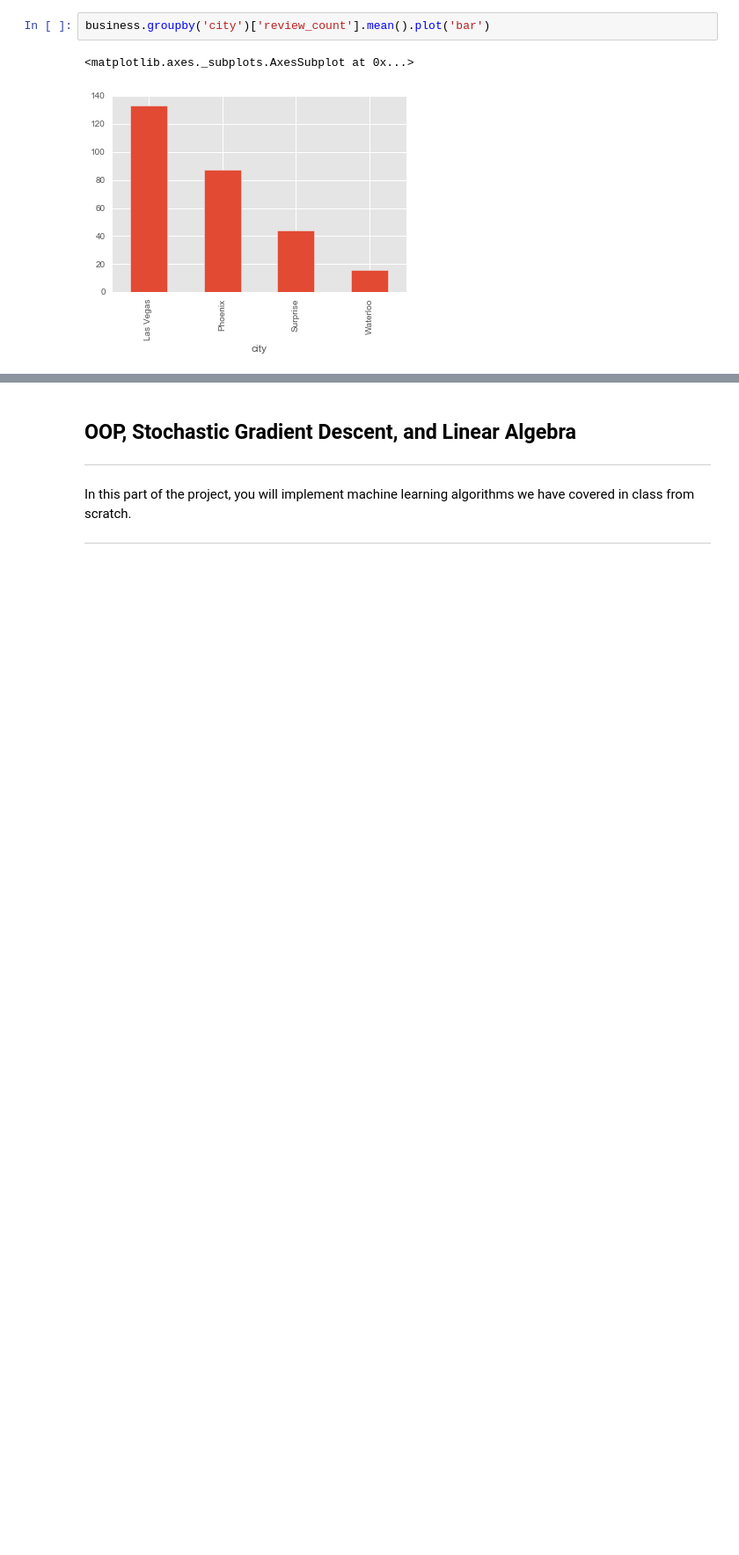
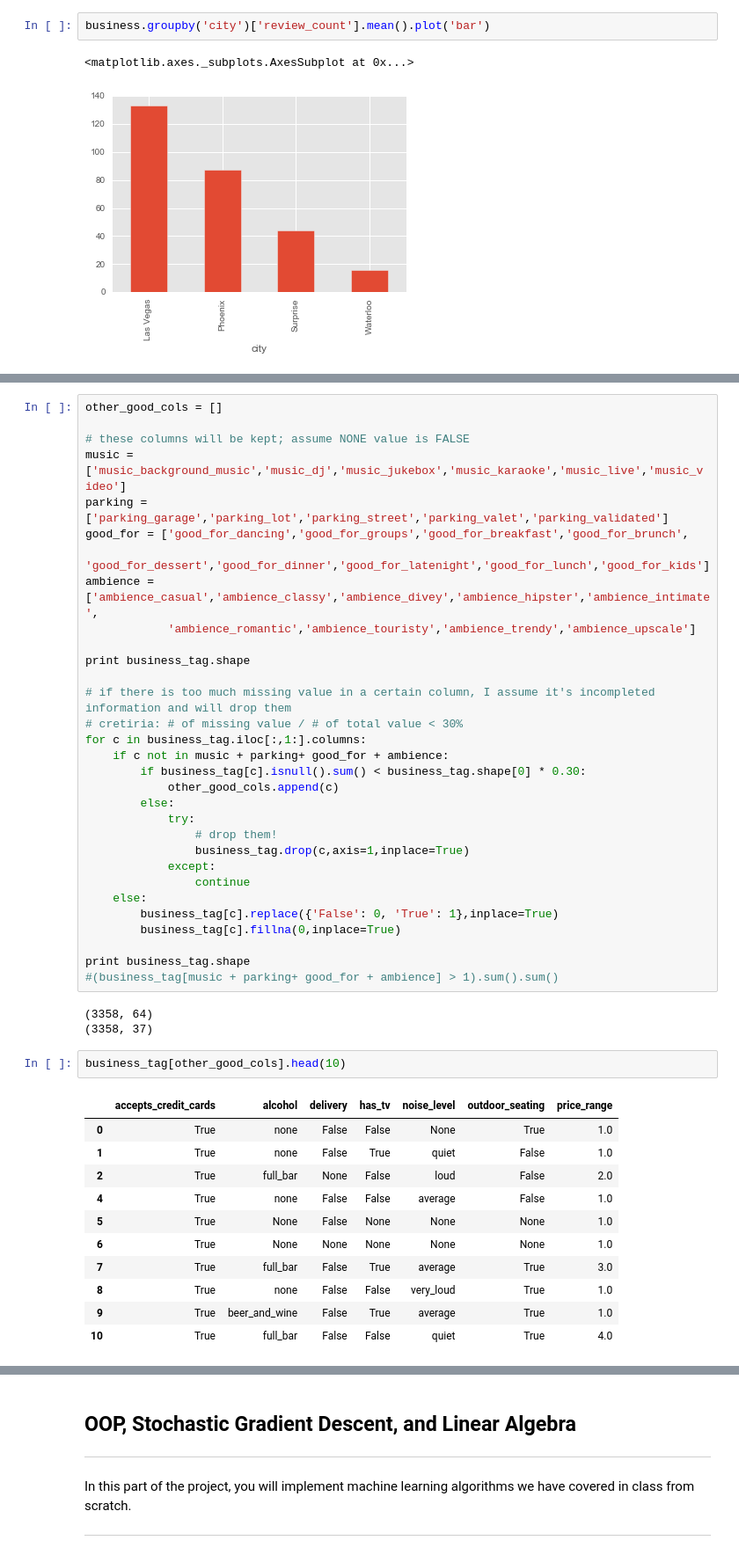
Before and after one commit to JC-Cheng/Data_Science, a Jupyter notebook: Projects/Project_4/project-4.ipynb, the cells around one changed output, grey strips where cells are left out. Shown at 88% size. Cells and saved outputs as stored; diff of their text form; blank space fills up the shorter version.

```diff
--- a/Projects/Project_4/project-4.ipynb
+++ b/Projects/Project_4/project-4.ipynb
@@ -518,0 +328,48 @@ business.groupby('city')['review_count'].mean().plot('bar')
+# %%
+other_good_cols = []
+
+# these columns will be kept; assume NONE value is FALSE
+music = ['music_background_music','music_dj','music_jukebox','music_karaoke','music_live','music_video']
+parking = ['parking_garage','parking_lot','parking_street','parking_valet','parking_validated']
+good_for = ['good_for_dancing','good_for_groups','good_for_breakfast','good_for_brunch',
+            'good_for_dessert','good_for_dinner','good_for_latenight','good_for_lunch','good_for_kids']
+ambience = ['ambience_casual','ambience_classy','ambience_divey','ambience_hipster','ambience_intimate',
+            'ambience_romantic','ambience_touristy','ambience_trendy','ambience_upscale']
+
+print business_tag.shape
+
+# if there is too much missing value in a certain column, I assume it's incompleted information and will drop them
+# cretiria: # of missing value / # of total value < 30%
+for c in business_tag.iloc[:,1:].columns:
+    if c not in music + parking+ good_for + ambience:
+        if business_tag[c].isnull().sum() < business_tag.shape[0] * 0.30:
+            other_good_cols.append(c)
+        else:
+            try:
+                # drop them!
+                business_tag.drop(c,axis=1,inplace=True)
+            except:
+                continue
+    else:
+        business_tag[c].replace({'False': 0, 'True': 1},inplace=True)
+        business_tag[c].fillna(0,inplace=True)
+
+print business_tag.shape
+#(business_tag[music + parking+ good_for + ambience] > 1).sum().sum()
+# %% [output]
+(3358, 64)
+(3358, 37)
+# %%
+business_tag[other_good_cols].head(10)
+# %% [output]
+|  | accepts_credit_cards | alcohol | delivery | has_tv | noise_level | outdoor_seating | price_range |
+| 0 | True | none | False | False | None | True | 1.0 |
+| 1 | True | none | False | True | quiet | False | 1.0 |
+| 2 | True | full_bar | None | False | loud | False | 2.0 |
+| 4 | True | none | False | False | average | False | 1.0 |
+| 5 | True | None | False | None | None | None | 1.0 |
+| 6 | True | None | None | None | None | None | 1.0 |
+| 7 | True | full_bar | False | True | average | True | 3.0 |
+| 8 | True | none | False | False | very_loud | True | 1.0 |
+| 9 | True | beer_and_wine | False | True | average | True | 1.0 |
+| 10 | True | full_bar | False | False | quiet | True | 4.0 |
```
Also changed, not shown: parts of 33 cells of this notebook.
